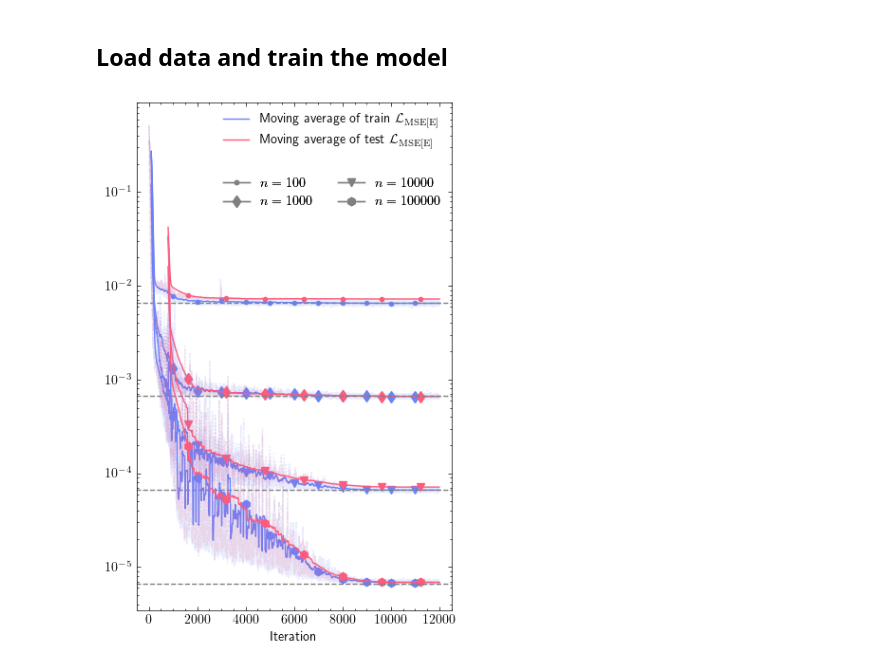
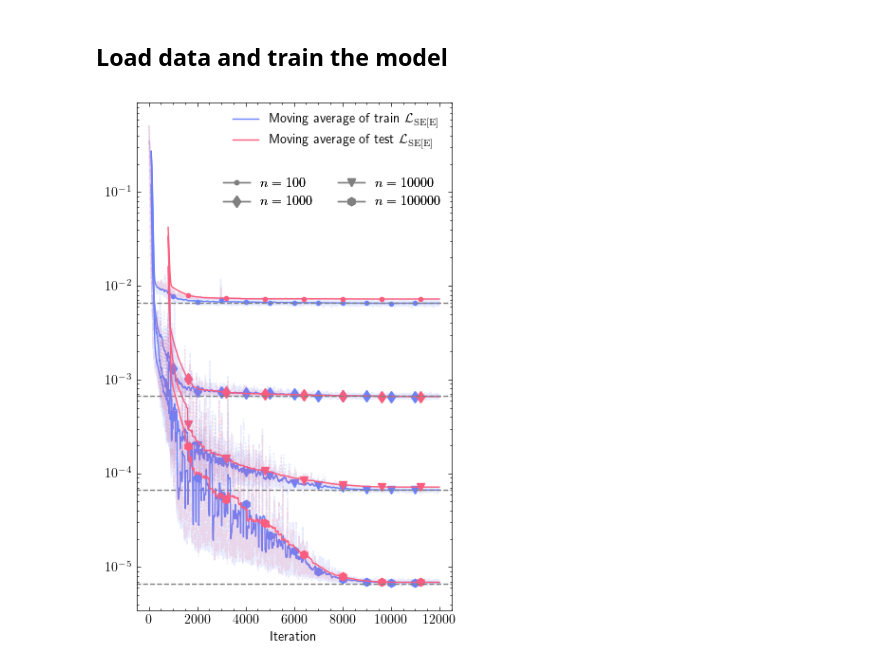
Before and after one commit to PorametPat/inspeqtor-paper-1, a Jupyter notebook: paper/visualization/note_0020_shots_simulation_2.ipynb, the cells around one changed output. Cells and saved outputs as stored; diff of their text form; code cells hidden in the pictures.

```diff
--- a/paper/visualization/note_0020_shots_simulation_2.ipynb
+++ b/paper/visualization/note_0020_shots_simulation_2.ipynb
@@ -117,7 +117,7 @@ with plt.style.context("science"):
             x = df["step"]
             y_ma = df["MSEE"].rolling(100).mean().values
 
-            latex_text = r"$\mathcal{L}_{\mathrm{MSE[E]}}$"
+            latex_text = r"$\mathcal{L}_{\mathrm{SE[E]}}$"
             ax.plot(x, y, alpha=0.15, color=loop[1], linestyle=linestyles[shots_idx])
             ax.plot(
                 x,
@@ -177,7 +177,7 @@ with plt.style.context("science"):
     ax.set_xlim(min_step - 500, max_step + 500)
     ax.set_xlabel("Iteration")
 
-    mseeloss_latex = r"$\mathcal{L}_{\mathrm{MSE[E]}}$"
+    mseeloss_latex = r"$\mathcal{L}_{\mathrm{SE[E]}}$"
     legend_elements = [
         Line2D(
             [0],
@@ -191,34 +191,34 @@ with plt.style.context("science"):
             [0],
             color="#fc5c7d",
             lw=1,
             label=f"Moving average of test {mseeloss_latex}",
         ),
         # Line2D(
         #     [0],
         #     [0],
         #     color="#a6e22e",
         #     lw=1,
         #     label=r"Moving average of test $ \frac{4}{3} \mathcal{L}_{\mathrm{AE[F]}}^2$",
         # ),
     ]
 
     l1 = ax.legend(handles=legend_elements, loc='upper right')
     ax.add_artist(l1)
 
     legend_elements = [
         Line2D([0], [0], color="gray", lw=1, label=rf"$n = {shots}$", marker=marker)
         for shots, marker in zip(shots_list, markers)
     ]
 
     l2 = ax.legend(handles=legend_elements, ncols=2, loc='upper right', bbox_to_anchor=(1, .875))
     ax.add_artist(l2)
 
     fig.tight_layout()
     fig.savefig("figure_4_ideal_simulation.pdf")
 matplotlib.pyplot.close()
 fig
 # %% [output]
-[figure, old version]
+[figure, new version]
 # %%
 with sns.plotting_context('notebook'):
     fig, ax = plt.subplots(1, 1, figsize=(5, 8))
```
Also changed, not shown: 9 other files.
